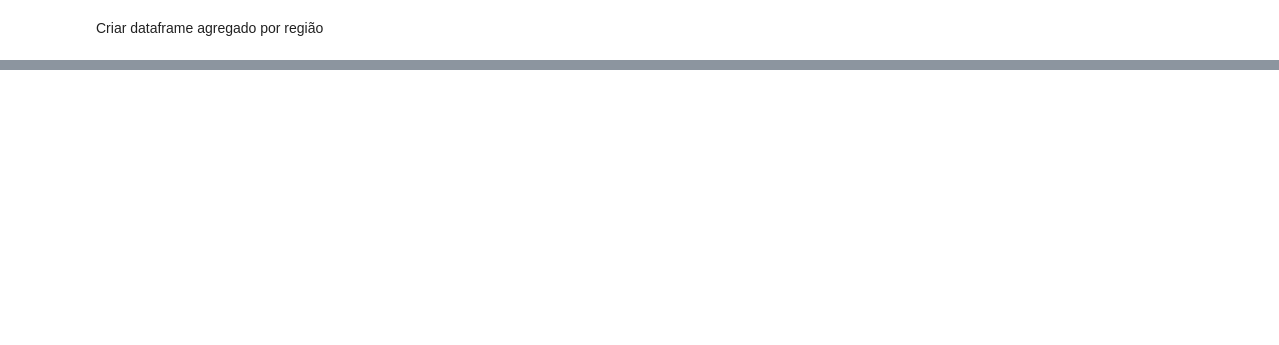
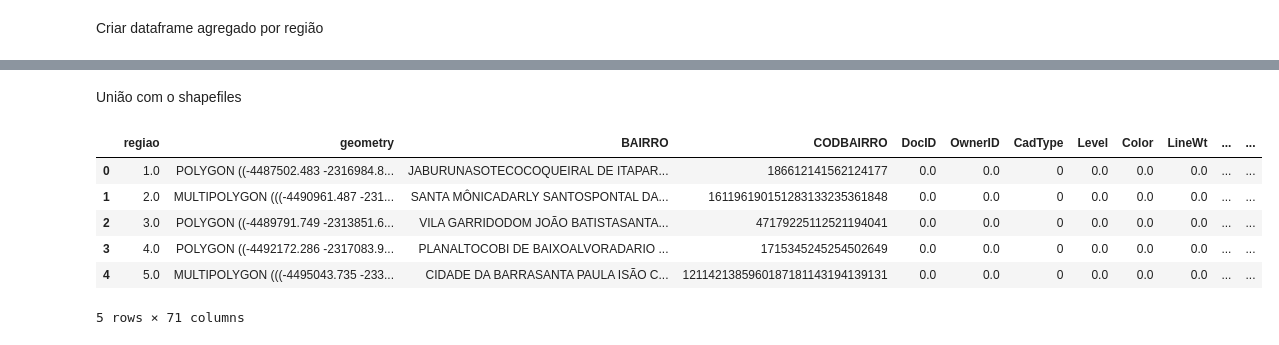
Before and after one commit to JohnDiognes/analise-perfil-eleitor-vila-velha, a Jupyter notebook: notebooks/03_analise_geografica_completa.ipynb, the cells around one changed output, grey strips where cells are left out. Saved outputs shown, nothing was run; the diff lists cells and outputs as text; code cells hidden in the pictures; blank space fills up the shorter version.

```diff
--- a/notebooks/03_analise_geografica_completa.ipynb
+++ b/notebooks/03_analise_geografica_completa.ipynb
@@ -150,0 +304,18 @@ regiao
+# %% [markdown]
+União com o shapefiles
+# %%
+# Unir com shapefile via bairro → região
+mapa_eleitores_regiao = mapa_regiao.dissolve(
+    by="regiao",
+    aggfunc="sum"
+).reset_index()
+
+mapa_eleitores_regiao.head()
+# %% [output]
+|  | regiao | geometry | BAIRRO | CODBAIRRO | DocID | OwnerID | CadType | Level | Color | LineWt | ... | ... |
+| 0 | 1.0 | POLYGON ((-4487502.483 -2316984.8... | JABURUNASOTECOCOQUEIRAL DE ITAPAR... | 186612141562124177 | 0.0 | 0.0 | 0 | 0.0 | 0.0 | 0.0 | ... | ... |
+| 1 | 2.0 | MULTIPOLYGON (((-4490961.487 -231... | SANTA MÔNICADARLY SANTOSPONTAL DA... | 161196190151283133235361848 | 0.0 | 0.0 | 0 | 0.0 | 0.0 | 0.0 | ... | ... |
+| 2 | 3.0 | POLYGON ((-4489791.749 -2313851.6... | VILA GARRIDODOM JOÃO BATISTASANTA... | 47179225112521194041 | 0.0 | 0.0 | 0 | 0.0 | 0.0 | 0.0 | ... | ... |
+| 3 | 4.0 | POLYGON ((-4492172.286 -2317083.9... | PLANALTOCOBI DE BAIXOALVORADARIO ... | 1715345245254502649 | 0.0 | 0.0 | 0 | 0.0 | 0.0 | 0.0 | ... | ... |
+| 4 | 5.0 | MULTIPOLYGON (((-4495043.735 -233... | CIDADE DA BARRASANTA PAULA ISÃO C... | 1211421385960187181143194139131 | 0.0 | 0.0 | 0 | 0.0 | 0.0 | 0.0 | ... | ... |
+5 rows × 71 columns
```
Also changed, not shown: parts of 31 cells of this notebook.
